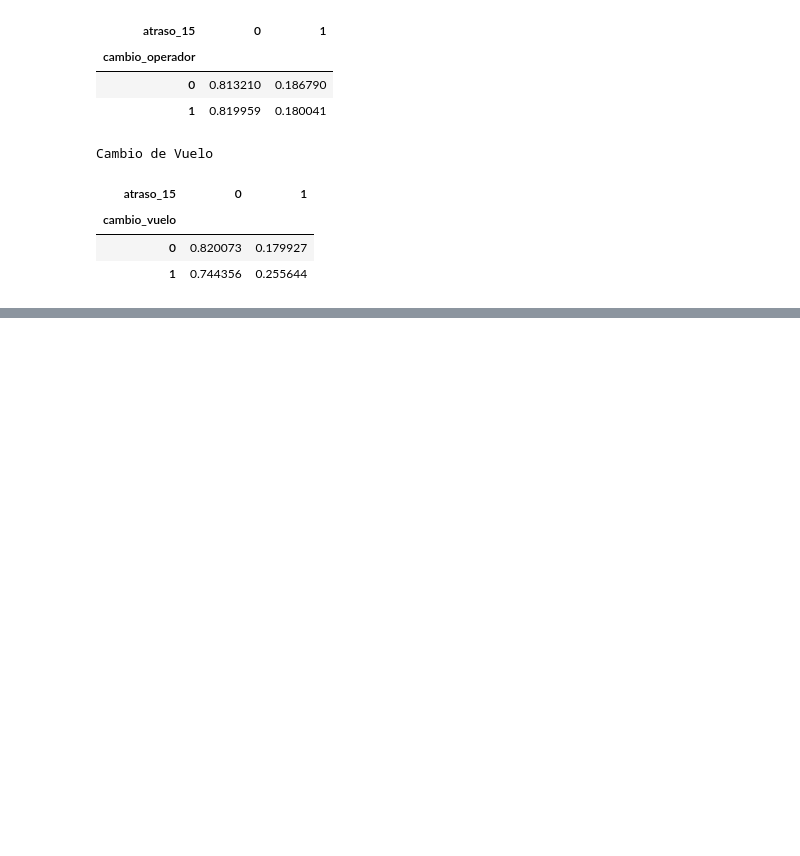
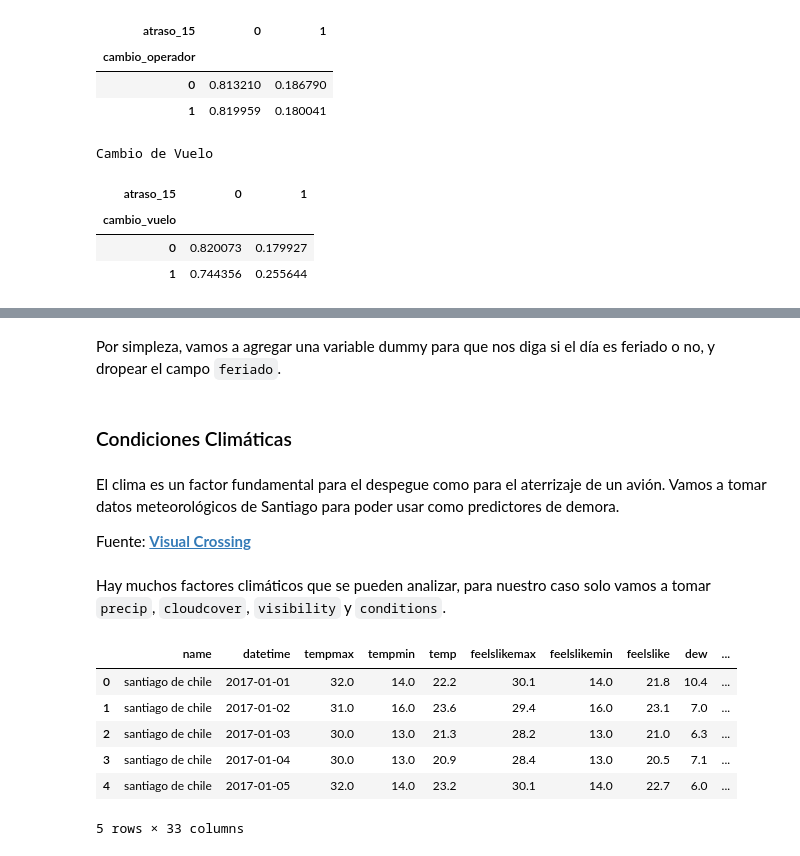
Before and after one commit to tomasaltilio/Latam, a Jupyter notebook: solution.ipynb, the cells around one changed output, grey strips where cells are left out. Drawn from its saved outputs; the diff is of its cells as text; code cells hidden in the pictures; blank space fills up the shorter version.

```diff
--- a/solution.ipynb
+++ b/solution.ipynb
@@ -11,6 +13,8 @@ plt.style.use('ggplot')
 ## PATHS
 # Inputs
 in_vuelos = 'dataset_SCL.csv'
+in_feriados = 'feriados-chile-2017.csv'
+in_clima = 'santiago_clima_2017.csv'
 
 # DTypes vuelos para lectura eficiente de DF
 dtypes_vuelos = {
@@ -332,0 +367,2 @@ Cambio de Vuelo
+# %% [markdown]
+Por simpleza, vamos a agregar una variable dummy para que nos diga si el día es feriado o no, y dropear el campo `feriado`.
@@ -332,0 +372,6 @@ Cambio de Vuelo
+# %% [markdown]
+### Condiciones Climáticas
+# %% [markdown]
+El clima es un factor fundamental para el despegue como para el aterrizaje de un avión. Vamos a tomar datos meteorológicos de Santiago para poder usar como predictores de demora.
+
+Fuente: **[Visual Crossing](https://www.visualcrossing.com/)**
@@ -332,0 +380,12 @@ Cambio de Vuelo
+# %% [markdown]
+Hay muchos factores climáticos que se pueden analizar, para nuestro caso solo vamos a tomar `precip`, `cloudcover`, `visibility` y `conditions`.
+# %%
+clima.head()
+# %% [output]
+|  | name | datetime | tempmax | tempmin | temp | feelslikemax | feelslikemin | feelslike | dew | ... |
+| 0 | santiago de chile | 2017-01-01 | 32.0 | 14.0 | 22.2 | 30.1 | 14.0 | 21.8 | 10.4 | ... |
+| 1 | santiago de chile | 2017-01-02 | 31.0 | 16.0 | 23.6 | 29.4 | 16.0 | 23.1 | 7.0 | ... |
+| 2 | santiago de chile | 2017-01-03 | 30.0 | 13.0 | 21.3 | 28.2 | 13.0 | 21.0 | 6.3 | ... |
+| 3 | santiago de chile | 2017-01-04 | 30.0 | 13.0 | 20.9 | 28.4 | 13.0 | 20.5 | 7.1 | ... |
+| 4 | santiago de chile | 2017-01-05 | 32.0 | 14.0 | 23.2 | 30.1 | 14.0 | 22.7 | 6.0 | ... |
+5 rows × 33 columns
```
Also changed, not shown: parts of 34 cells of this notebook.
